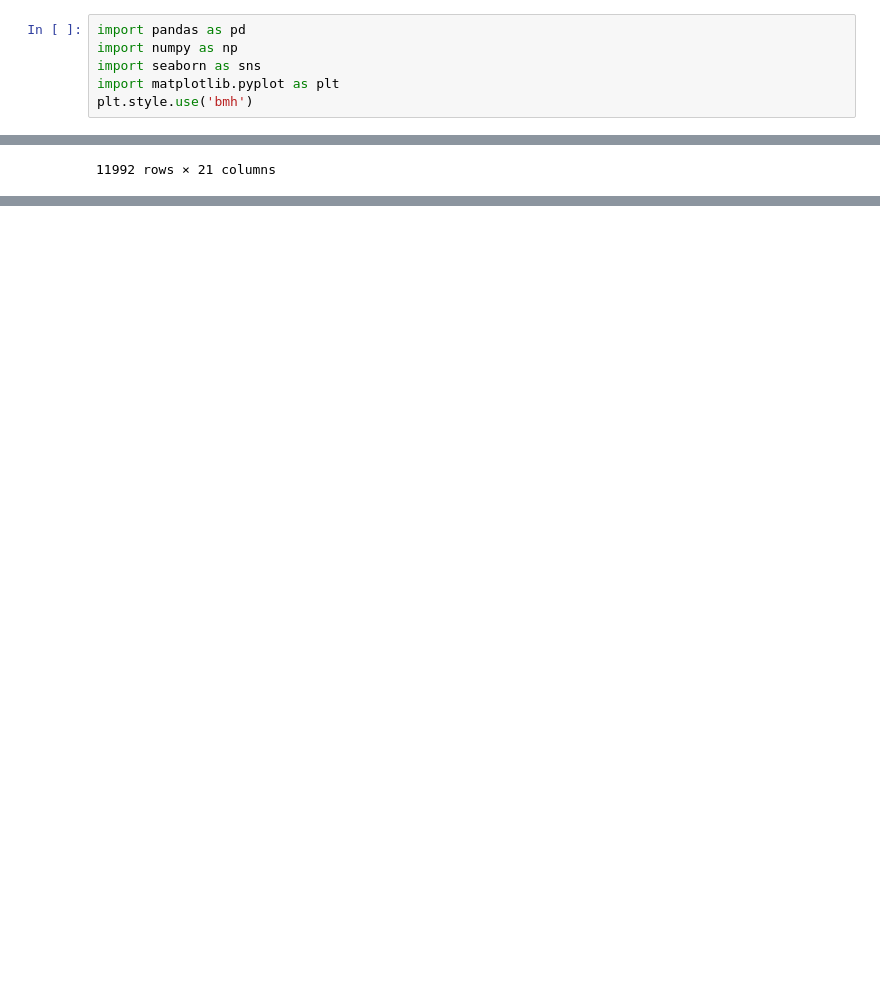
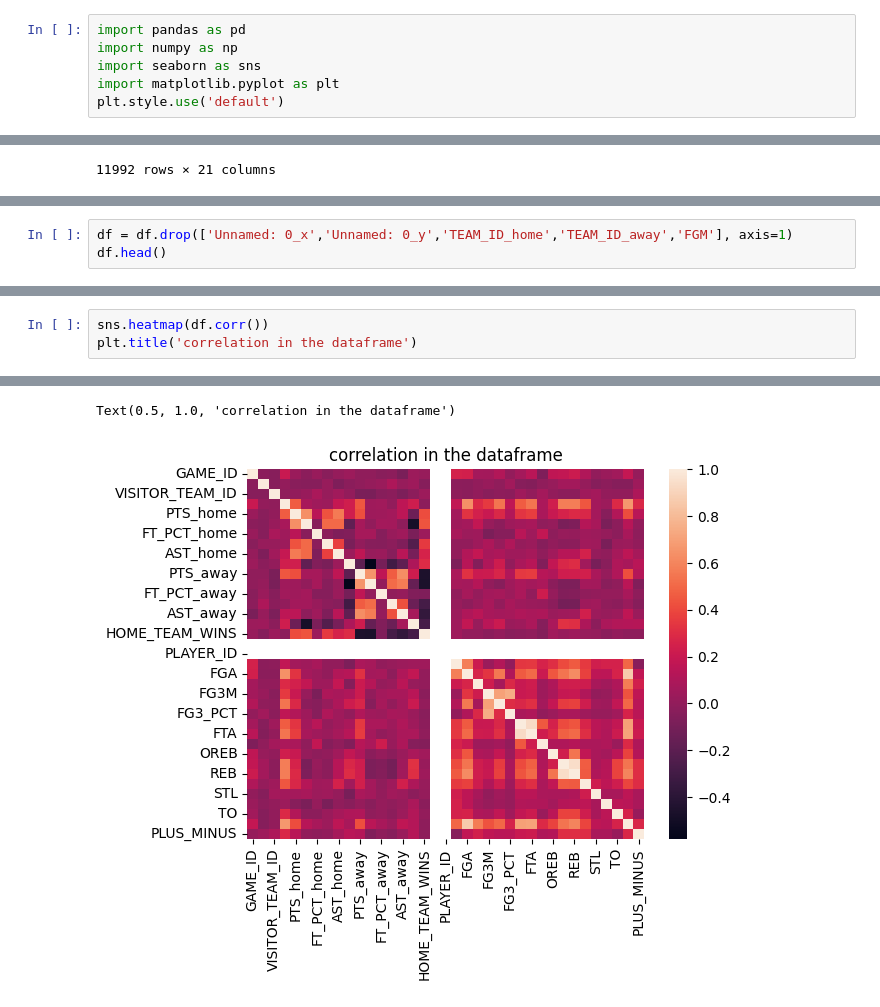
Before and after one commit to bktraore/ironhack-Final-Project, a Jupyter notebook: final_project/gamesxgiannis_py.ipynb, the cells around one changed output, grey strips where cells are left out. Drawn from its saved outputs; the diff is of its cells as text; blank space fills up the shorter version.

```diff
--- a/final_project/gamesxgiannis_py.ipynb
+++ b/final_project/gamesxgiannis_py.ipynb
@@ -3,7 +3,7 @@ import pandas as pd
 import numpy as np
 import seaborn as sns
 import matplotlib.pyplot as plt
-plt.style.use('bmh')
+plt.style.use('default')
 # %%
 games = pd.read_csv(r"C:\Users\kyrie\ironhack-Final-Project\final_project\cleangames.csv")
 games
@@ -57,0 +70,3 @@ df
+# %%
+df = df.drop(['Unnamed: 0_x','Unnamed: 0_y','TEAM_ID_home','TEAM_ID_away','FGM'], axis=1)
+df.head()
@@ -57,0 +81,4 @@ df
+# %%
+sns.heatmap(df.corr())
+plt.title('correlation in the dataframe')
+# %% [output]
@@ -57,0 +86,2 @@ df
+Text(0.5, 1.0, 'correlation in the dataframe')
+[figure, added]
```
Also changed, not shown: parts of 22 cells of this notebook, 3 other files.
